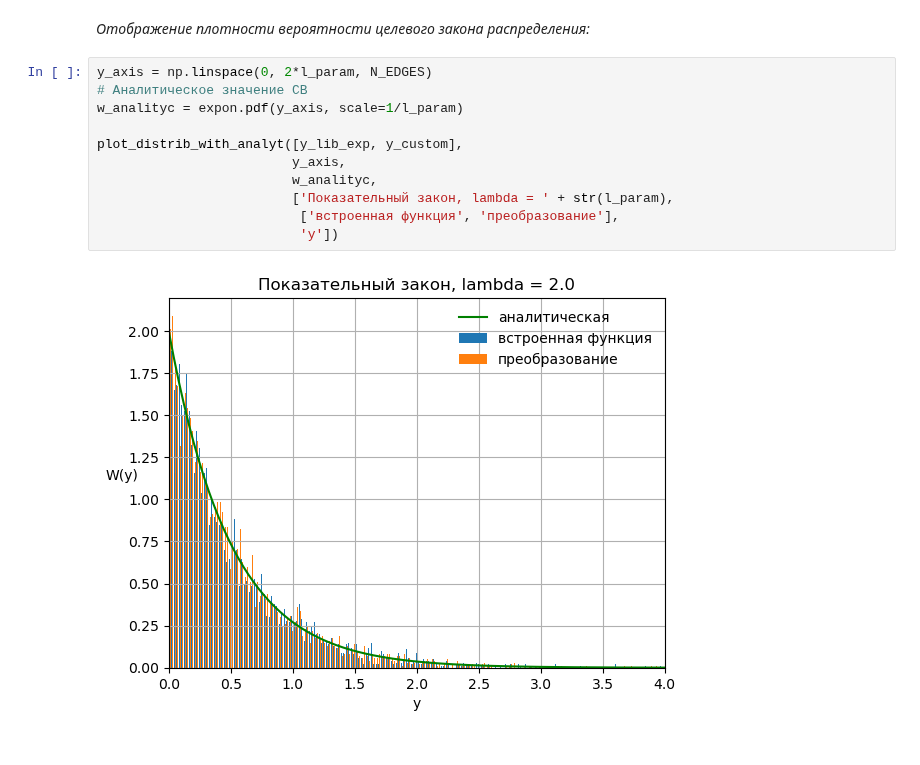
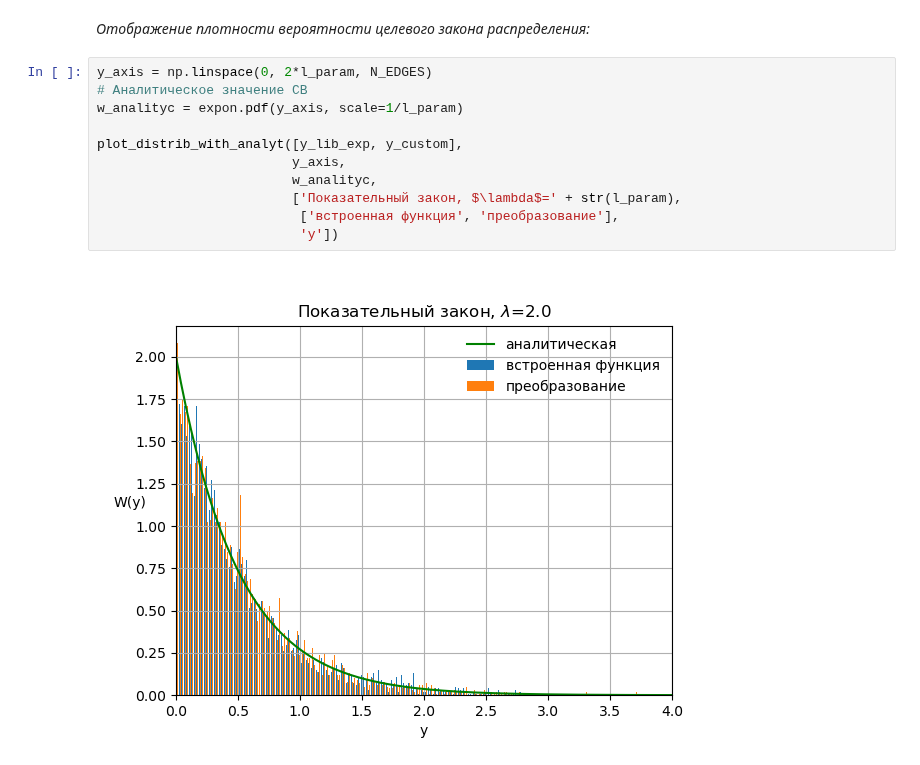
Before and after one commit to DmitryArtWorks/LabMRTS, a Jupyter notebook: lab1/template_1_var3.ipynb, the cells around one changed output. Cells and saved outputs as stored; diff of their text form.

```diff
--- a/lab1/template_1_var3.ipynb
+++ b/lab1/template_1_var3.ipynb
@@ -150,13 +153,13 @@ y_custom = 1/(2*l_param) * (z_1**2 + z_2**2)
 # %%
 y_axis = np.linspace(0, 2*l_param, N_EDGES)
 # Аналитическое значение СВ
 w_analityc = expon.pdf(y_axis, scale=1/l_param)
 
 plot_distrib_with_analyt([y_lib_exp, y_custom],
                          y_axis,
                          w_analityc,
-                         ['Показательный закон, lambda = ' + str(l_param),
+                         ['Показательный закон, $\lambda$=' + str(l_param),
                           ['встроенная функция', 'преобразование'],
                           'y'])
 # %% [output]
-[figure, old version]
+[figure, new version]
```
Also changed, not shown: parts of 6 cells of this notebook, 8 other files.
